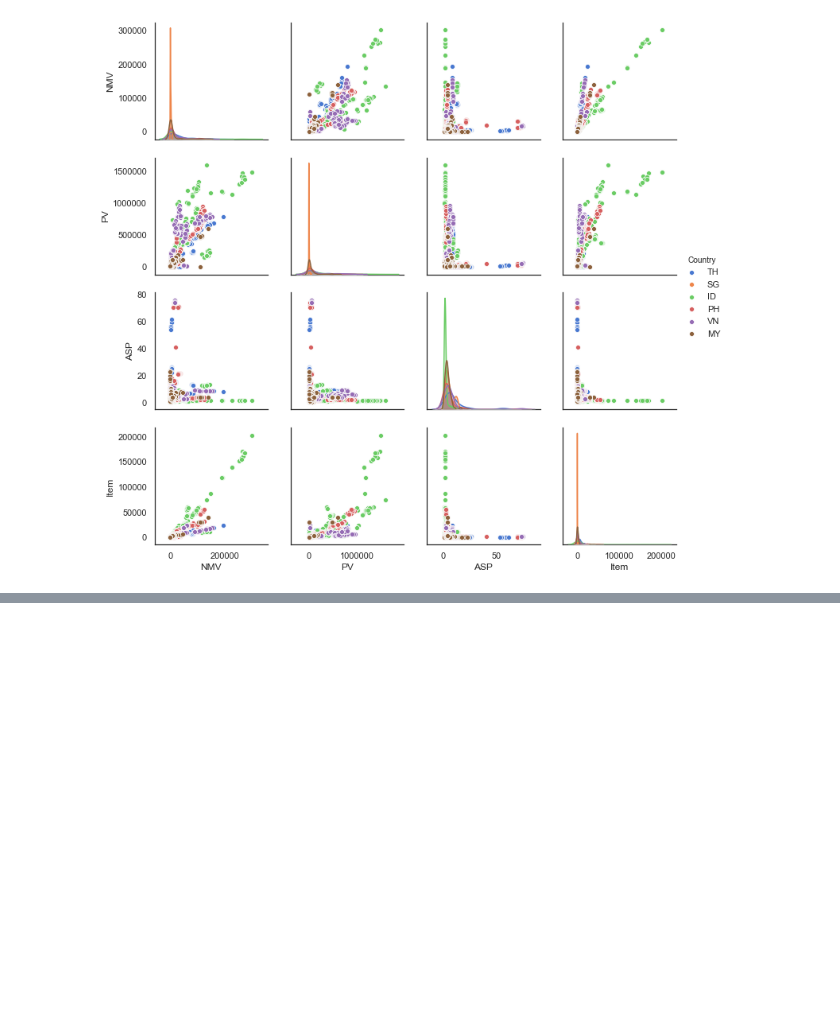
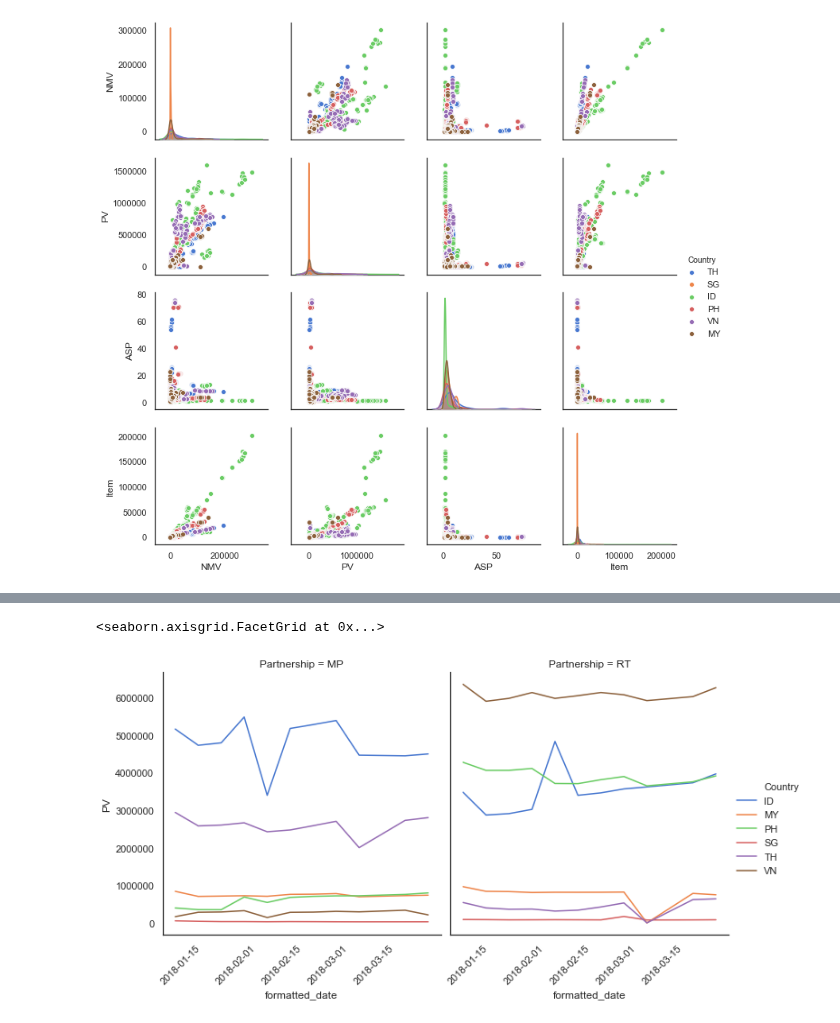
Before and after one commit to khzt2004/Python, a Jupyter notebook: Pandas_Notebook_Reference.ipynb, the cells around one changed output, grey strips where cells are left out. Drawn from its saved outputs; the diff is of its cells as text; code cells hidden in the pictures; blank space fills up the shorter version.

```diff
--- a/Pandas_Notebook_Reference.ipynb
+++ b/Pandas_Notebook_Reference.ipynb
@@ -815,0 +818,4 @@ sns.pairplot(
+# %%
+date_df = filter_df[(filter_df['Year'] == 2018)]
+date_df['formatted_date'] = pd.to_datetime(date_df['Date_of_Week'].astype(str), format='%d/%m/%y')
+date_df.head()
@@ -815,0 +833,20 @@ sns.pairplot(
+# %%
+import matplotlib.pyplot as plt
+%matplotlib inline
+
+
+fig = sns.relplot(x="formatted_date",
+            y="PV",
+            hue="Country",
+            col="Partnership",
+            height=5,
+            aspect=1,
+            facet_kws=dict(sharex=False),
+            kind="line",
+            legend="full",
+            data=date_df.groupby(['Country', 'Partnership', 'formatted_date'])['PV'].sum().reset_index())
+
+fig.set_xticklabels( rotation=45, ha='right')
+# %% [output]
+<seaborn.axisgrid.FacetGrid at 0x...>
+[figure, added]
```
Also changed, not shown: parts of 2 cells of this notebook.
